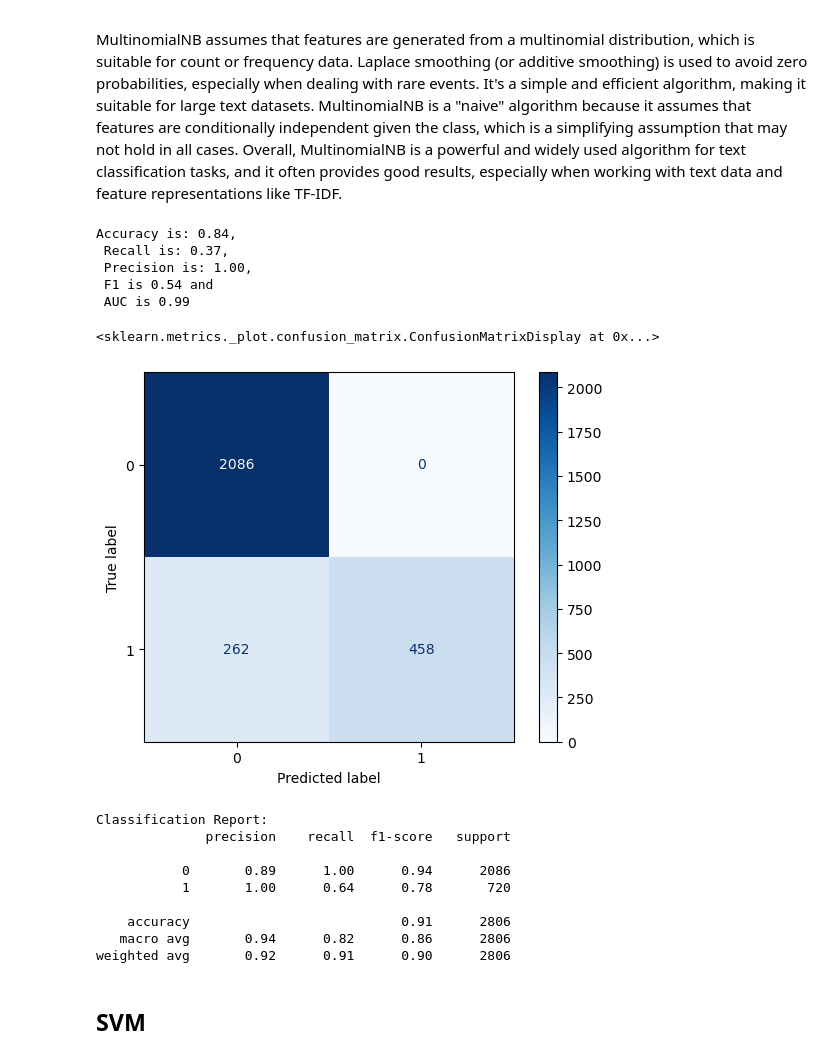
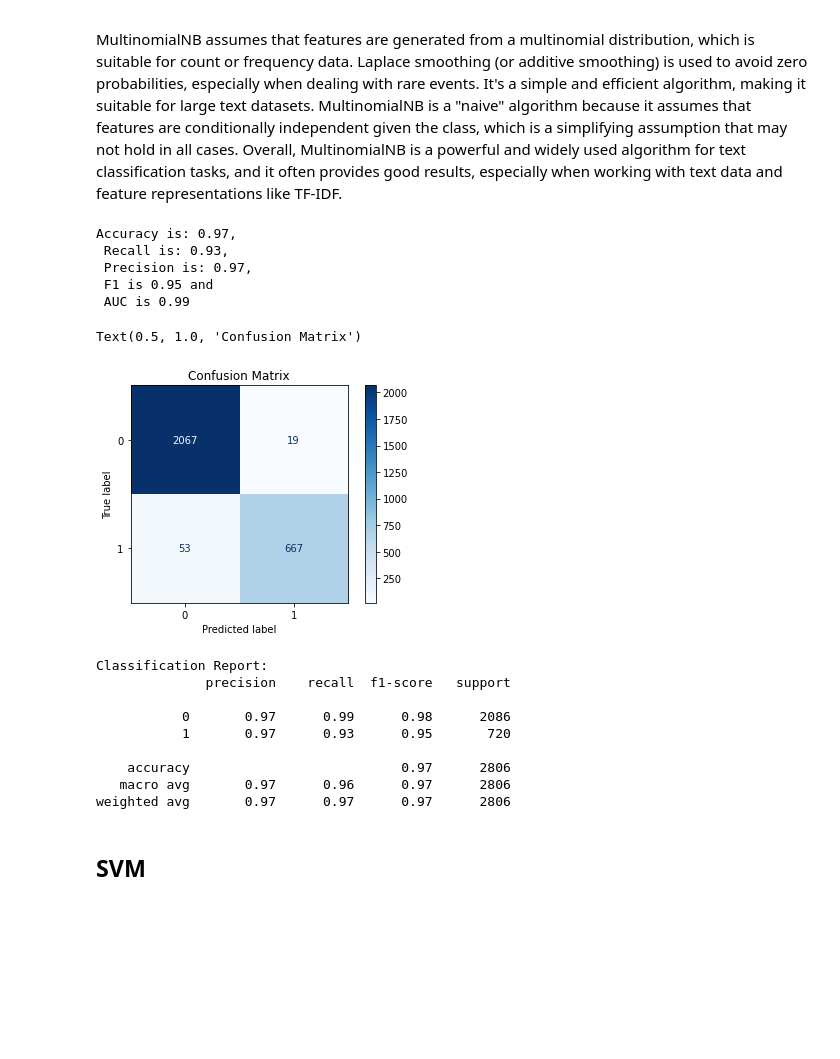
Before and after one commit to lauraah10/QW-Projects, a Jupyter notebook: QW3_Shikha.ipynb, the cells around one changed output. Cells and saved outputs as stored; diff of their text form; code cells hidden in the pictures; blank space fills up the shorter version.

```diff
--- a/QW3_Shikha.ipynb
+++ b/QW3_Shikha.ipynb
@@ -171,7 +171,7 @@ from sklearn.feature_extraction.text import TfidfVectorizer
 tfidf = TfidfVectorizer()
 tfidf_matrix = tfidf.fit_transform(data["Emails"])
 # Convert the matrix to a Pandas DataFrame
-df_tfidf = pd.DataFrame(tfidf_matrix.toarray(), columns=tfidf.get_feature_names_out())
+df_tfidf = pd.DataFrame(tfidf_matrix.toarray(), columns=tfidf.get_feature_names())
 # %%
 # Compara size
 dense_array = tfidf_matrix.toarray()
@@ -272,13 +271,18 @@ X_train, X_test, y_train, y_test = train_test_split(df_tfidf, data["Target"], te
 from sklearn import metrics as mt
 
 # Function to get the metrics
-def score_rep(model, y_hat, threshold=0.75):
-    preds = np.where(model.predict_proba(X_test)[:, 1] > threshold, 1, 0)
-    prob_df = pd.DataFrame({"prediProb": model.predict_proba(X_test)[:, 1], "pred": preds, "actual": y_test})
-    fp = prob_df[(prob_df["actual"] == 0) & (prob_df["pred"] == 1)].shape[0]
-    tp = prob_df[(prob_df["actual"] == 1) & (prob_df["pred"] == 1)].shape[0]
-    fn = prob_df[(prob_df["actual"] == 1) & (prob_df["pred"] == 0)].shape[0]
-    tn = prob_df[(prob_df["actual"] == 0) & (prob_df["pred"] == 0)].shape[0]
+# Spam positive class
+def score_rep(model, svm="No", threshold=0.25):
+    if svm=="Yes":
+        preds=svm_c.decision_function(X_test)>threashHold
+        prob_df=pd.DataFrame({"prediProb":svm_clf.decision_function(X_test_scaled), "pred": preds, "actual":y_test})
+    else:
+        preds = np.where(model.predict_proba(X_test)[:, 1] > threshold, 1, 0)
+        prob_df = pd.DataFrame({"prediProb": model.predict_proba(X_test)[:, 1], "pred": preds, "actual": y_test})
+        fp = prob_df[(prob_df["actual"] == 0) & (prob_df["pred"] == 1)].shape[0]
+        tp = prob_df[(prob_df["actual"] == 1) & (prob_df["pred"] == 1)].shape[0]
+        fn = prob_df[(prob_df["actual"] == 1) & (prob_df["pred"] == 0)].shape[0]
+        tn = prob_df[(prob_df["actual"] == 0) & (prob_df["pred"] == 0)].shape[0]
 
     prec = round((tp / (fp + tp)), 3)
     rec = round((tp / (tp + fn)), 3)
@@ -287,7 +291,7 @@ def score_rep(model, y_hat, threshold=0.75):
     auc = round((mt.roc_auc_score(y_test, model.predict_proba(X_test)[:, 1])), 3)
 
     print('Accuracy is: %.2f, \n Recall is: %.2f, \n Precision is: %.2f, \n F1 is %.2f and \n AUC is %.2f' % (acc, rec, prec, f1, auc))
-    return acc, rec, prec, f1, auc
+    return preds, acc, rec, prec, f1, auc
 # %% [markdown]
 ### Categorical NB Does not work because we don't have categorical features
 + CategoricalNB is designed for data with categorical features, where each feature represents a category or label. Text data represented using TF-IDF is not categorical; it is a form of continuous data where each feature represents the importance of a word or term within a document.
@@ -354,36 +358,36 @@ from sklearn.naive_bayes import MultinomialNB
 mn_NB = MultinomialNB()
 
 mn_NB.fit(X_train, y_train)
-pred=mn_NB.predict(X_test)
+# pred=mn_NB.predict(X_test)
 
-acc, rec,prec,f1,auc=score_rep(mn_NB,pred)
-model_results=[["Multinomial Naive Bayes ",acc, rec,prec,f1,auc]]
+pred,acc, rec,prec,f1,auc=score_rep(mn_NB)
+model_results=[["Multinomial Naive Bayes alpha=",acc, rec,prec,f1,auc]]
 # %% [output]
-Accuracy is: 0.84,
- Recall is: 0.37,
- Precision is: 1.00,
- F1 is 0.54 and
+Accuracy is: 0.97,
+ Recall is: 0.93,
+ Precision is: 0.97,
+ F1 is 0.95 and
  AUC is 0.99
 # %%
 from sklearn.metrics import ConfusionMatrixDisplay
 ConfusionMatrixDisplay.from_predictions(y_test,pred, cmap='Blues')
+plt.title('Confusion Matrix')
 # %% [output]
-<sklearn.metrics._plot.confusion_matrix.ConfusionMatrixDisplay at 0x...>
+Text(0.5, 1.0, 'Confusion Matrix')
-[figure, old version]
+[figure, new version]
 # %%
 class_report = classification_report(y_test, pred)
-
 print(f'Classification Report:\n{class_report}')
 # %% [output]
 Classification Report:
               precision    recall  f1-score   support
 
-           0       0.89      1.00      0.94      2086
-           1       1.00      0.64      0.78       720
+           0       0.97      0.99      0.98      2086
+           1       0.97      0.93      0.95       720
 
-    accuracy                           0.91      2806
-   macro avg       0.94      0.82      0.86      2806
-weighted avg       0.92      0.91      0.90      2806
+    accuracy                           0.97      2806
+   macro avg       0.97      0.96      0.97      2806
+weighted avg       0.97      0.97      0.97      2806
 # %% [markdown]
 ##  SVM
 # %%
```
Also changed, not shown: parts of 13 cells of this notebook.
